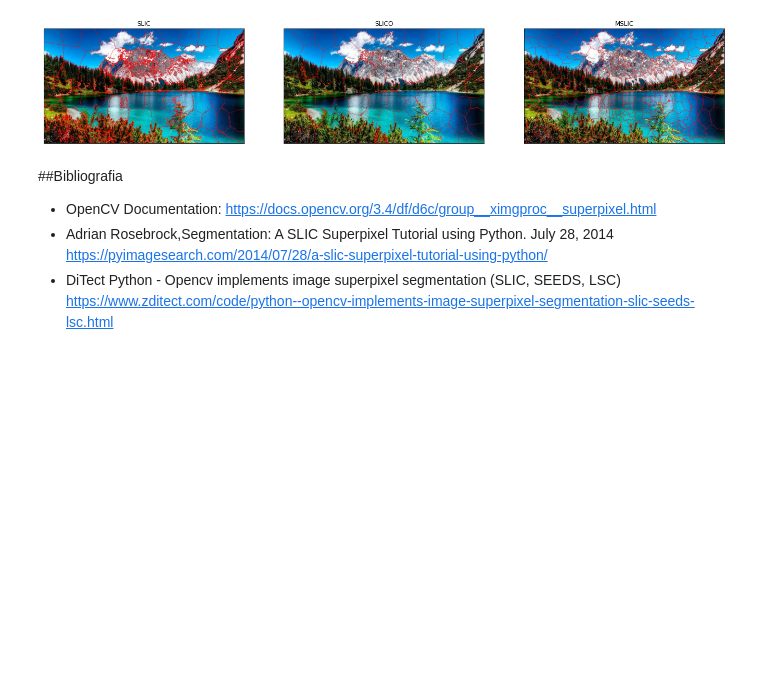
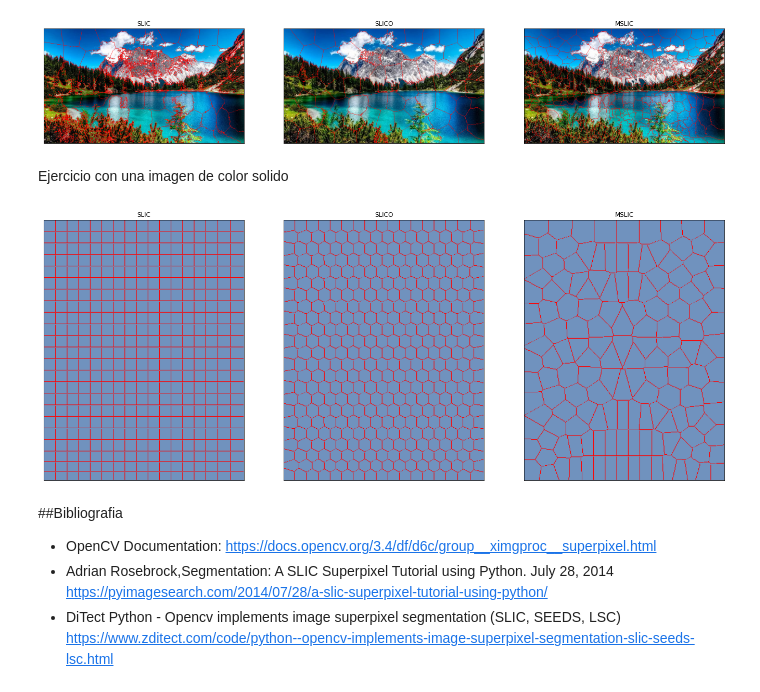
Before and after one commit to aalr007/VisionComputacional, a Jupyter notebook: SuperpixelesEquipo6.ipynb, the cells around one changed output. Saved outputs shown, nothing was run; the diff lists cells and outputs as text; code cells hidden in the pictures; blank space fills up the shorter version.

```diff
--- a/SuperpixelesEquipo6.ipynb
+++ b/SuperpixelesEquipo6.ipynb
@@ -174,6 +206,48 @@ for i in range(3):
 plt.show()
 # %% [output]
 [figure]
+# %% [markdown]
+Ejercicio con una imagen de color solido
+# %%
+img = cv2.imread("sample_data/solid.png")
+titles = ['SLIC', 'SLICO','MSLIC']
+SlicAlgorthm=[cv2.ximgproc.SLIC,cv2.ximgproc.SLICO,cv2.ximgproc.MSLIC]
+SlicImages=[]
+
+
+color_img = np.zeros((img.shape[0], img.shape[1],3), np.uint8)
+color_img[:] = (0, 0, 255)
+
+i=0
+for i in range(3):
+  islic = cv2.ximgproc.createSuperpixelSLIC(img,	algorithm = SlicAlgorthm[i],region_size=20,ruler=1.0)
+  islic.iterate(10) #Number of iterations, the bigger the better the effect
+  mask_slic = islic.getLabelContourMask() #Get Mask, superpixel edge Mask==1
+  label_slic = islic.getLabels() #Get superpixel labels
+  number_slic = islic.getNumberOfSuperpixels() #Get the number of superpixels
+  mask_inv_slic = cv2. bitwise_not(mask_slic)
+  img_slic = cv2.bitwise_and(img,img,mask = mask_inv_slic) #Draw superpixel boundaries on the original image
+  img2 = cv2.bitwise_and(color_img, color_img, mask=mask_slic)
+  resultslic = cv2.add(img_slic, img2)
+
+
+  SlicImages.append(resultslic)
+
+
+#original plot size was too small, following code is to have a bigger image
+f = plt.figure()
+f.set_figwidth(40)
+f.set_figheight(30)
+i=0
+
+for i in range(3):
+    SlicImages[i] = cv2.cvtColor(SlicImages[i], cv2.COLOR_BGR2RGB)
+    plt.subplot(2,5,i+1),plt.imshow(SlicImages[i])
+    plt.title(titles[i])
+    plt.xticks([]),plt.yticks([])
+plt.show()
+# %% [output]
+[figure, added]
 # %% [markdown]
 ##Bibliografia
 * OpenCV Documentation: https://docs.opencv.org/3.4/df/d6c/group__ximgproc__superpixel.html
```
Also changed, not shown: parts of 3 cells of this notebook.
